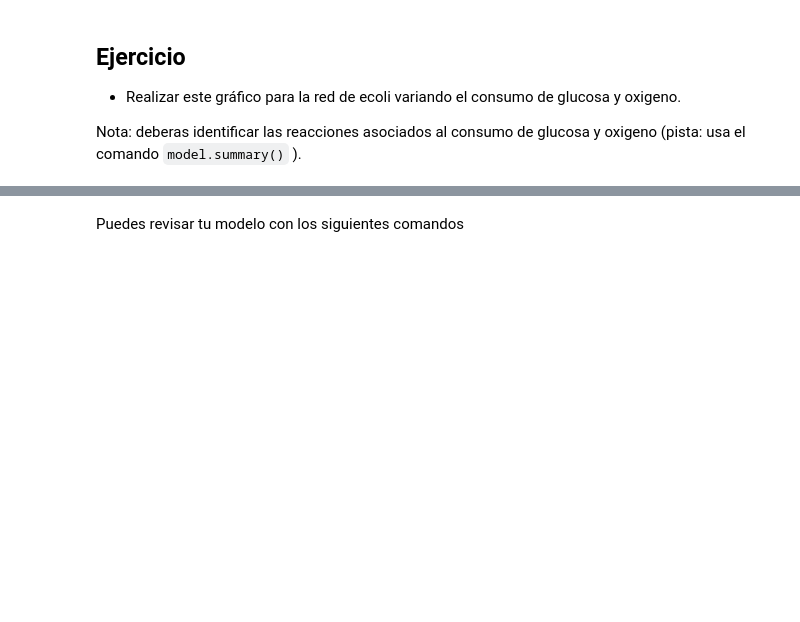
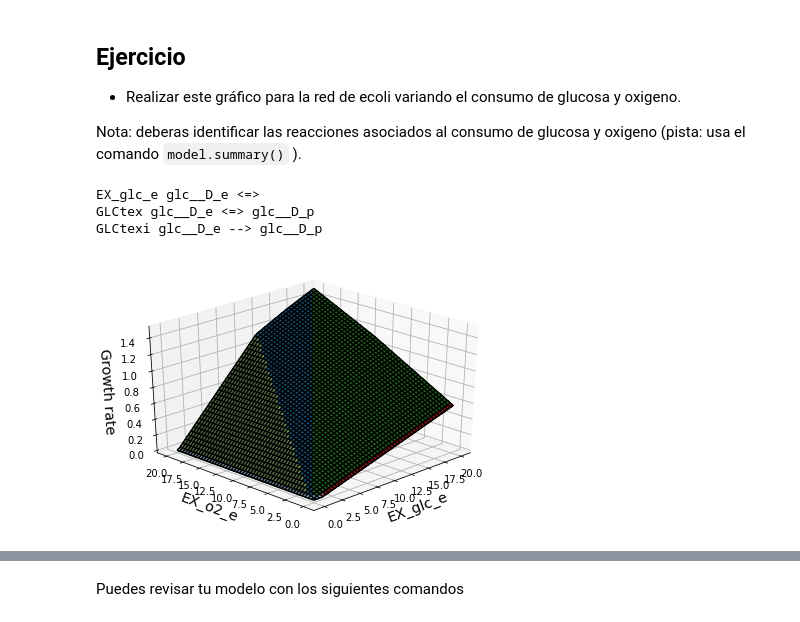
Before and after one commit to modcommet/Clases, a Jupyter notebook: clase5.ipynb, the cells around one changed output, grey strips where cells are left out. Drawn from its saved outputs; the diff is of its cells as text; code cells hidden in the pictures; blank space fills up the shorter version.

```diff
--- a/clase5.ipynb
+++ b/clase5.ipynb
@@ -102,6 +166,23 @@ Ejercicio
 * Realizar este gráfico para la red de ecoli variando el consumo de glucosa y oxigeno.
 
 Nota: deberas identificar las reacciones asociados al consumo de glucosa y oxigeno (pista: usa el comando `model.summary()` ).
+# %%
+for rxn in model.metabolites.get_by_id("glc__D_e").reactions:
+    print rxn, rxn.reaction
+
+%matplotlib inline
+from time import time
+
+from cobra.flux_analysis import calculate_phenotype_phase_plane
+
+
+data = calculate_phenotype_phase_plane(model, "EX_glc_e", "EX_o2_e")
+data.plot_matplotlib();
+# %% [output]
+EX_glc_e glc__D_e <=>
+GLCtex glc__D_e <=> glc__D_p
+GLCtexi glc__D_e --> glc__D_p
+[figure, added]
 # %% [markdown]
 Building a model
 =========
```
Also changed, not shown: parts of 17 cells of this notebook.
